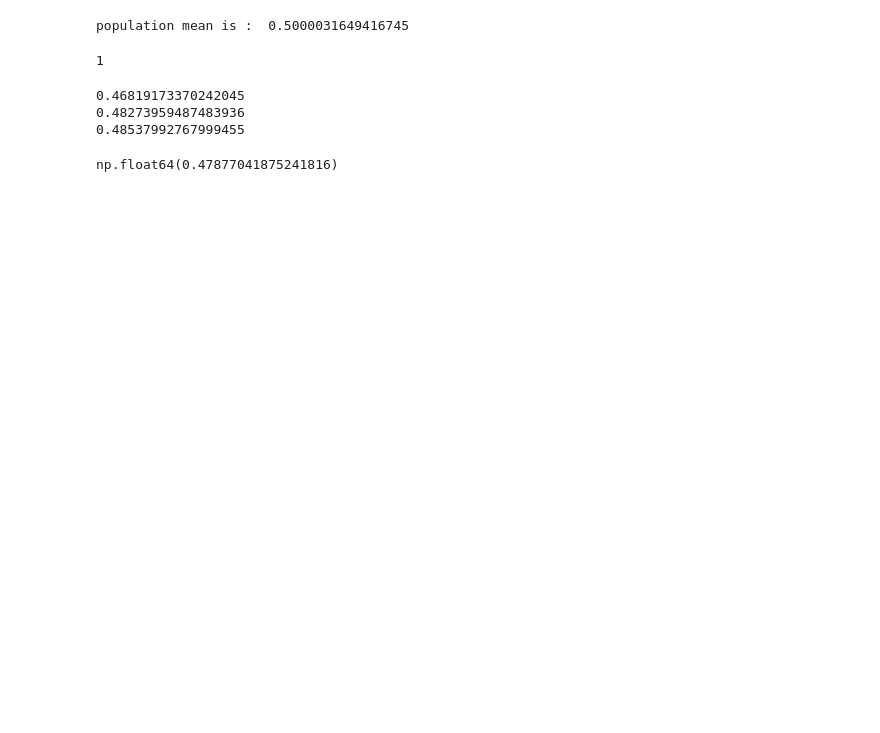
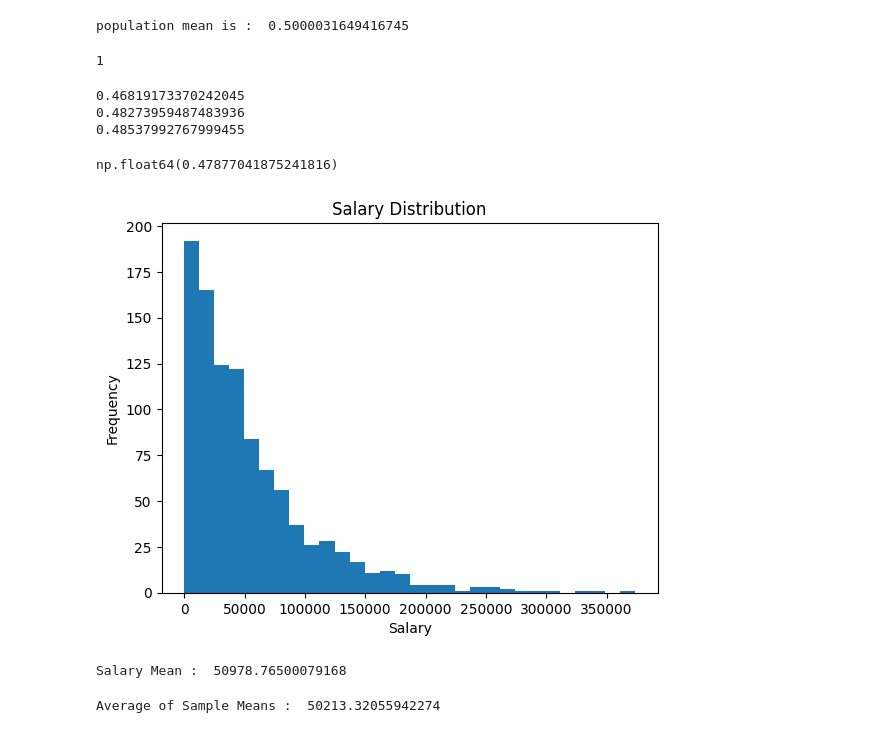
Before and after one commit to rahul8879/ai-ml-akila, a Jupyter notebook: maths/stats/01_stats.ipynb, the cells around one changed output. Saved outputs shown, nothing was run; the diff lists cells and outputs as text; code cells hidden in the pictures; blank space fills up the shorter version.

```diff
--- a/maths/stats/01_stats.ipynb
+++ b/maths/stats/01_stats.ipynb
@@ -25,3 +23,33 @@ print(np.mean(sample_3))
 0.48273959487483936
 0.48537992767999455
 np.float64(0.47877041875241816)
+# %%
+import numpy as np
+import matplotlib.pyplot as plt
+import seaborn as sns
+
+# salary as a columns  : salary will look skewed data
+salary = np.random.exponential(scale=50000, size=1000)
+plt.hist(salary, bins=30)
+plt.title('Salary Distribution')
+plt.xlabel('Salary')
+plt.ylabel('Frequency')
+plt.show()
+# %% [output]
+[figure, added]
+# %%
+# salary mean
+print('Salary Mean : ', np.mean(salary))
+# %% [output]
+Salary Mean :  50978.76500079168
+# %%
+# samples from salary data
+s1 = np.random.choice(salary, 50)
+s2 = np.random.choice(salary, 50)
+s3 = np.random.choice(salary, 50)
+
+# compute the samples mean
+avg_sample_mean = (np.mean(s1) + np.mean(s2) + np.mean(s3))/3
+print('Average of Sample Means : ', avg_sample_mean)
+# %% [output]
+Average of Sample Means :  50213.32055942274
```
Also changed, not shown: parts of 8 cells of this notebook, 1 other file.
